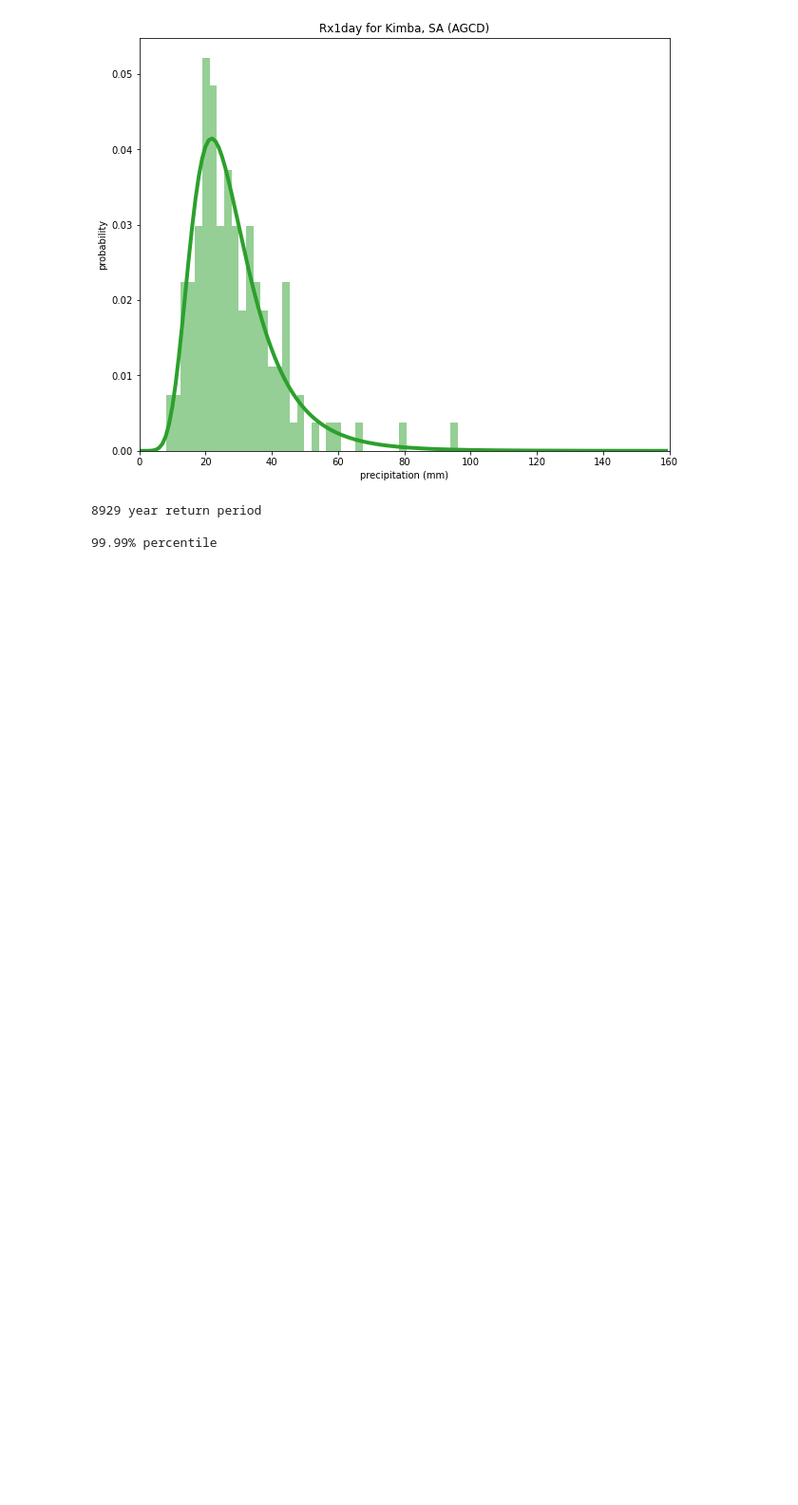
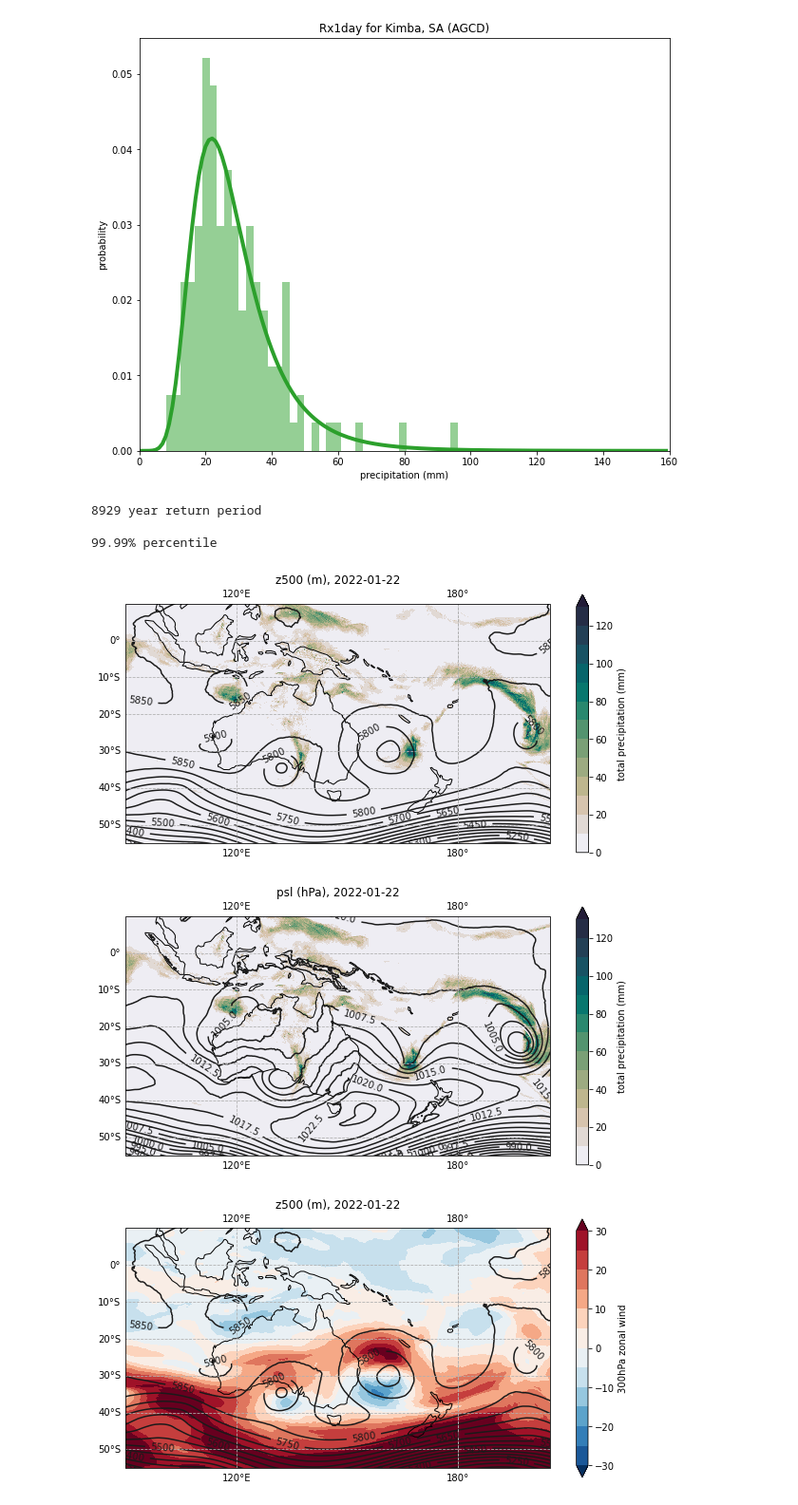
Before and after one commit to DamienIrving/kimba, a Jupyter notebook: AGCD.ipynb, the cells around one changed output. Shown at 95% size. Saved outputs shown, nothing was run; the diff lists cells and outputs as text; code cells hidden in the pictures; blank space fills up the shorter version.

```diff
--- a/AGCD.ipynb
+++ b/AGCD.ipynb
@@ -133,0 +187,36 @@ Scale parameter: 8.91
+# %%
+z500_files = glob.glob('/g/data/yb19/australian-climate-service/release/ACS-BARRA2/output/AUS-11/BOM/ECMWF-ERA5/historical/hres/BOM-BARRA-R2/v1/day/zg500/zg500_AUS-11_ECMWF-ERA5_historical_hres_BOM-BARRA-R2_v1_day_*.nc')
+z500_files.sort()
+
+pr_files = glob.glob('/g/data/yb19/australian-climate-service/release/ACS-BARRA2/output/AUS-11/BOM/ECMWF-ERA5/historical/hres/BOM-BARRA-R2/v1/day/pr/pr_AUS-11_ECMWF-ERA5_historical_hres_BOM-BARRA-R2_v1_day_*.nc')
+pr_files.sort()
+
+psl_files = glob.glob('/g/data/yb19/australian-climate-service/release/ACS-BARRA2/output/AUS-11/BOM/ECMWF-ERA5/historical/hres/BOM-BARRA-R2/v1/day/psl/psl_AUS-11_ECMWF-ERA5_historical_hres_BOM-BARRA-R2_v1_day_*.nc')
+psl_files.sort()
+
+ua300_files = glob.glob('/g/data/yb19/australian-climate-service/release/ACS-BARRA2/output/AUS-11/BOM/ECMWF-ERA5/historical/hres/BOM-BARRA-R2/v1/day/ua300/ua300_AUS-11_ECMWF-ERA5_historical_hres_BOM-BARRA-R2_v1_day_*.nc')
+ua300_files.sort()
+# %%
+z500_ds = xr.open_mfdataset(z500_files)
+pr_ds = xr.open_mfdataset(pr_files)
+psl_ds = xr.open_mfdataset(psl_files)
+ua300_ds = xr.open_mfdataset(ua300_files)
+# %%
+for index, row in ranked_events.head(n=5).iterrows():
+    event_date = row['event_time']
+    if int(event_date[0:4]) > 2007:
+        rx_value = row['pr']
+        z500_da = z500_ds.sel({'time': event_date})['zg500'].isel({'time': 0})
+        pr_da = pr_ds.sel({'time': event_date})['pr'].isel({'time': 0})
+        pr_da = xc.units.convert_units_to(pr_da, 'mm d-1')
+        psl_da = psl_ds.sel({'time': event_date})['psl'].isel({'time': 0})
+        psl_da = xc.units.convert_units_to(psl_da, 'hPa')
+        ua300_da = ua300_ds.sel({'time': event_date})['ua300'].isel({'time': 0})
+
+        plot_average(pr_da, 'pr', z500_da, 'z500', event_date)
+        plot_average(pr_da, 'pr', psl_da, 'psl', event_date)
+        plot_average(ua300_da, 'ua300', z500_da, 'z500', event_date)
+# %% [output]
+[figure, added]
+[figure, added]
+[figure, added]
```
Also changed, not shown: parts of 3 cells of this notebook.
